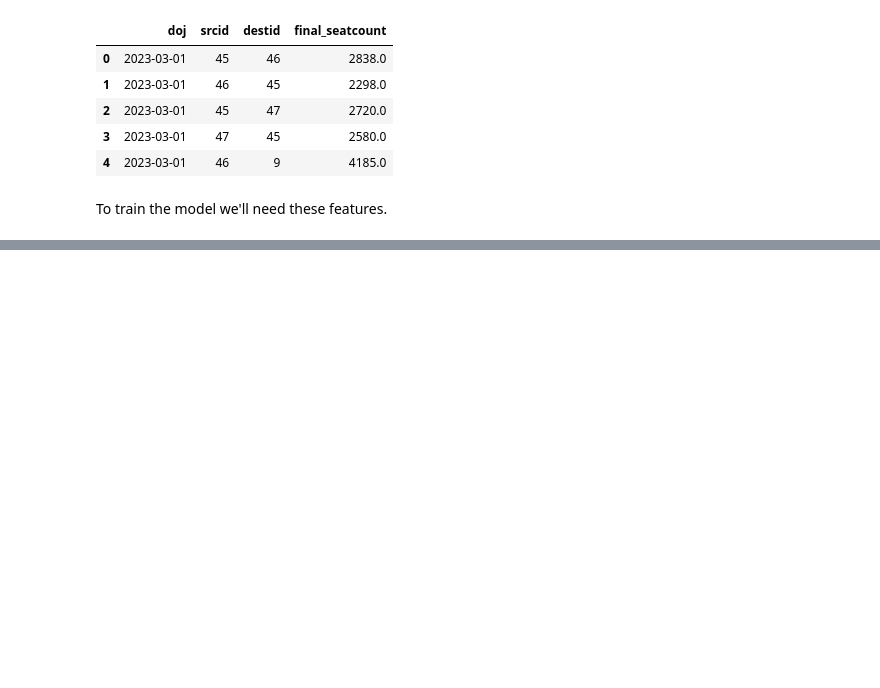
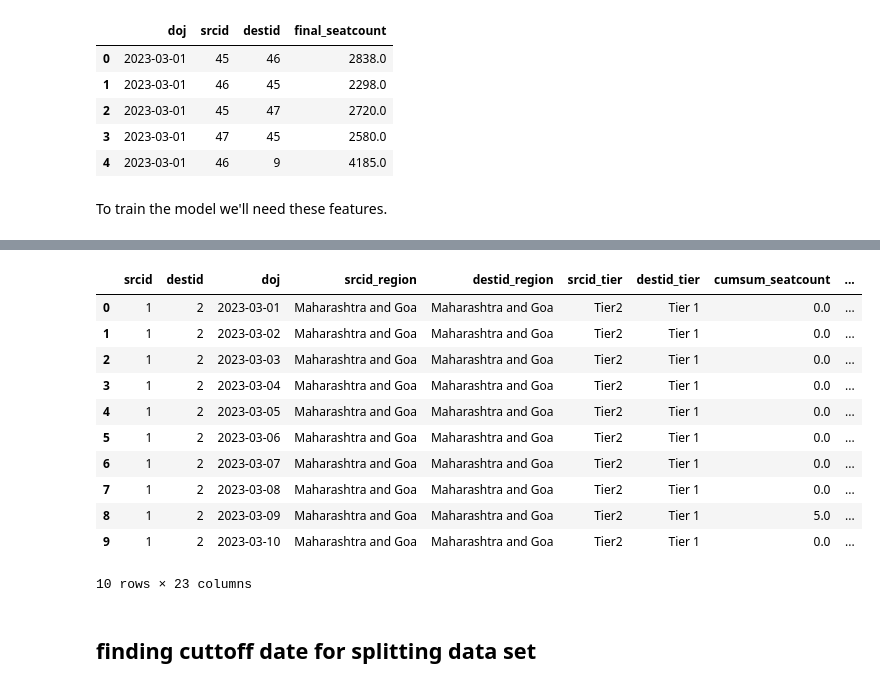
Before and after one commit to hm-sharma/RedBus-Hackathon_project, a Jupyter notebook: Redbus_Hackathon(h_m).ipynb, the cells around one changed output, grey strips where cells are left out. Cells and saved outputs as stored; diff of their text form; code cells hidden in the pictures; blank space fills up the shorter version.

```diff
--- a/Redbus_Hackathon(h_m).ipynb
+++ b/Redbus_Hackathon(h_m).ipynb
@@ -134,3 +146,3 @@ train = train.merge(holiday_boost[['srcid', 'destid', 'holiday_demand_boost']],
 # %%
 train = train.sort_values(['srcid', 'destid', 'doj'])
-train['doj_gap'] = train.groupby(['srcid', 'destid'])['doj'].diff().dt.days
+train['days_since_last_journey'] = train.groupby(['srcid', 'destid'])['doj'].diff().dt.days
@@ -205,0 +326,17 @@ print(final_train_df.isna().sum().sum())
+# %%
+final_train_df.head(10)
+# %% [output]
+|  | srcid | destid | doj | srcid_region | destid_region | srcid_tier | destid_tier | cumsum_seatcount | ... |
+| 0 | 1 | 2 | 2023-03-01 | Maharashtra and Goa | Maharashtra and Goa | Tier2 | Tier 1 | 0.0 | ... |
+| 1 | 1 | 2 | 2023-03-02 | Maharashtra and Goa | Maharashtra and Goa | Tier2 | Tier 1 | 0.0 | ... |
+| 2 | 1 | 2 | 2023-03-03 | Maharashtra and Goa | Maharashtra and Goa | Tier2 | Tier 1 | 0.0 | ... |
+| 3 | 1 | 2 | 2023-03-04 | Maharashtra and Goa | Maharashtra and Goa | Tier2 | Tier 1 | 0.0 | ... |
+| 4 | 1 | 2 | 2023-03-05 | Maharashtra and Goa | Maharashtra and Goa | Tier2 | Tier 1 | 0.0 | ... |
+| 5 | 1 | 2 | 2023-03-06 | Maharashtra and Goa | Maharashtra and Goa | Tier2 | Tier 1 | 0.0 | ... |
+| 6 | 1 | 2 | 2023-03-07 | Maharashtra and Goa | Maharashtra and Goa | Tier2 | Tier 1 | 0.0 | ... |
+| 7 | 1 | 2 | 2023-03-08 | Maharashtra and Goa | Maharashtra and Goa | Tier2 | Tier 1 | 0.0 | ... |
+| 8 | 1 | 2 | 2023-03-09 | Maharashtra and Goa | Maharashtra and Goa | Tier2 | Tier 1 | 5.0 | ... |
+| 9 | 1 | 2 | 2023-03-10 | Maharashtra and Goa | Maharashtra and Goa | Tier2 | Tier 1 | 0.0 | ... |
+10 rows × 23 columns
+# %% [markdown]
+## finding cuttoff date for splitting data set
```
Also changed, not shown: parts of 25 cells of this notebook.
